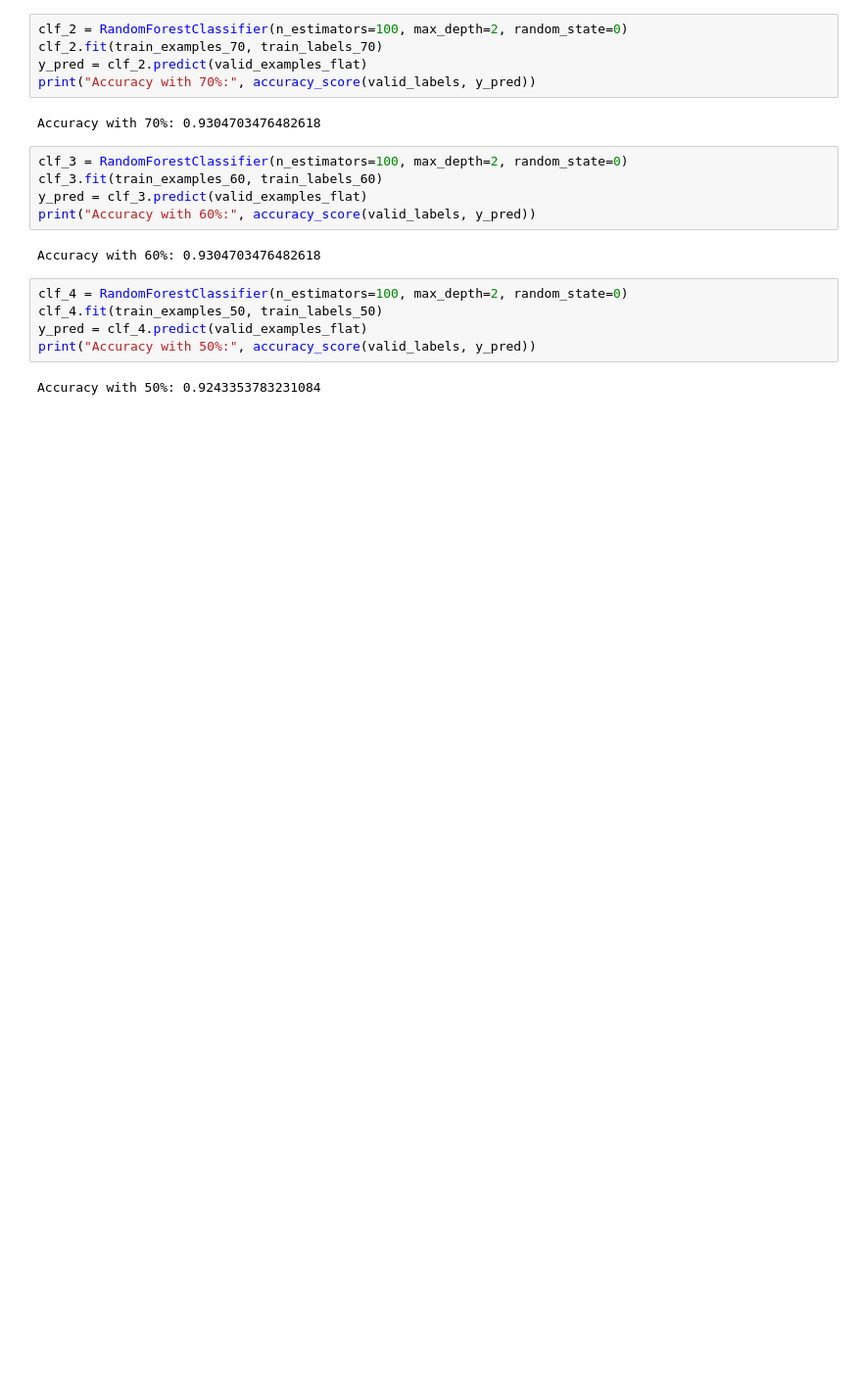
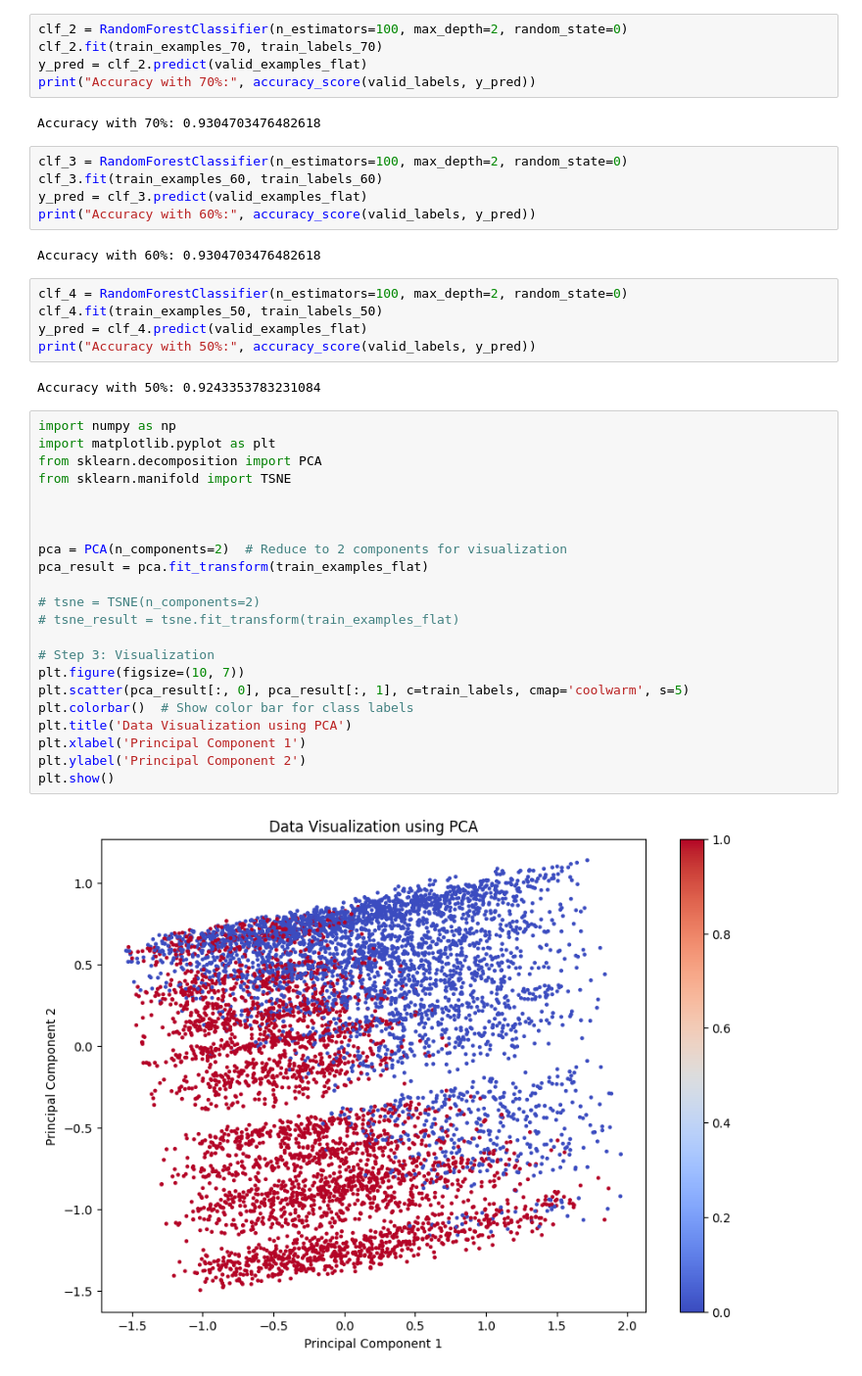
Before and after one commit to hardik1408/CS771, a Jupyter notebook: dataset2.ipynb, the cells around one changed output. Shown: that part at 98% size. Saved outputs shown, nothing was run; the diff lists cells and outputs as text; blank space fills up the shorter version.

Commit message:
added further visualization stuff

```diff
--- a/dataset2.ipynb
+++ b/dataset2.ipynb
@@ -118,3 +118,27 @@ y_pred = clf_4.predict(valid_examples_flat)
 print("Accuracy with 50%:", accuracy_score(valid_labels, y_pred))
 # %% [output]
 Accuracy with 50%: 0.9243353783231084
+# %%
+import numpy as np
+import matplotlib.pyplot as plt
+from sklearn.decomposition import PCA
+from sklearn.manifold import TSNE
+
+
+
+pca = PCA(n_components=2)  # Reduce to 2 components for visualization
+pca_result = pca.fit_transform(train_examples_flat)
+
+# tsne = TSNE(n_components=2)
+# tsne_result = tsne.fit_transform(train_examples_flat)
+
+# Step 3: Visualization
+plt.figure(figsize=(10, 7))
+plt.scatter(pca_result[:, 0], pca_result[:, 1], c=train_labels, cmap='coolwarm', s=5)
+plt.colorbar()  # Show color bar for class labels
+plt.title('Data Visualization using PCA')
+plt.xlabel('Principal Component 1')
+plt.ylabel('Principal Component 2')
+plt.show()
+# %% [output]
+[figure, added]
```
Also changed, not shown: parts of 1 cell of this notebook.
